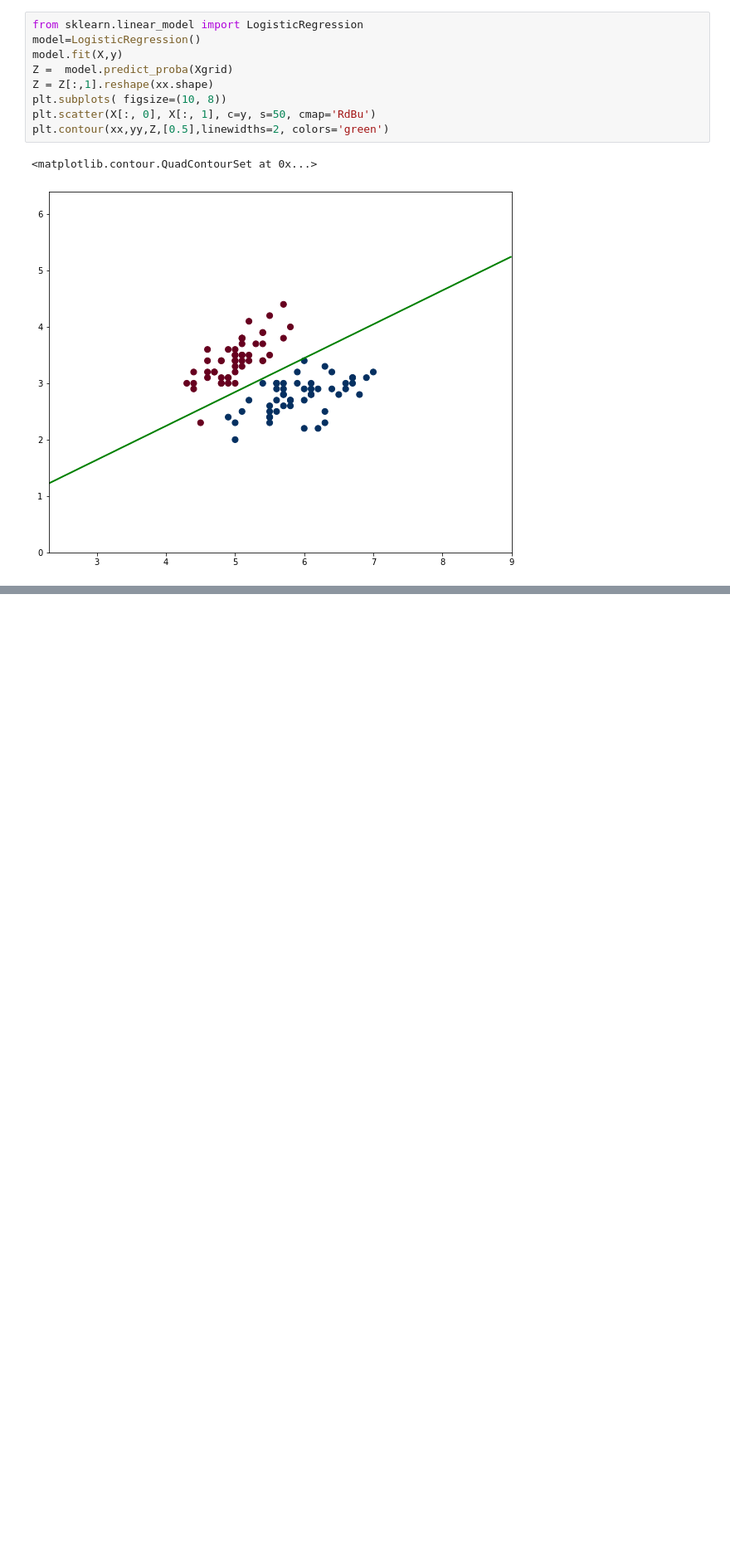
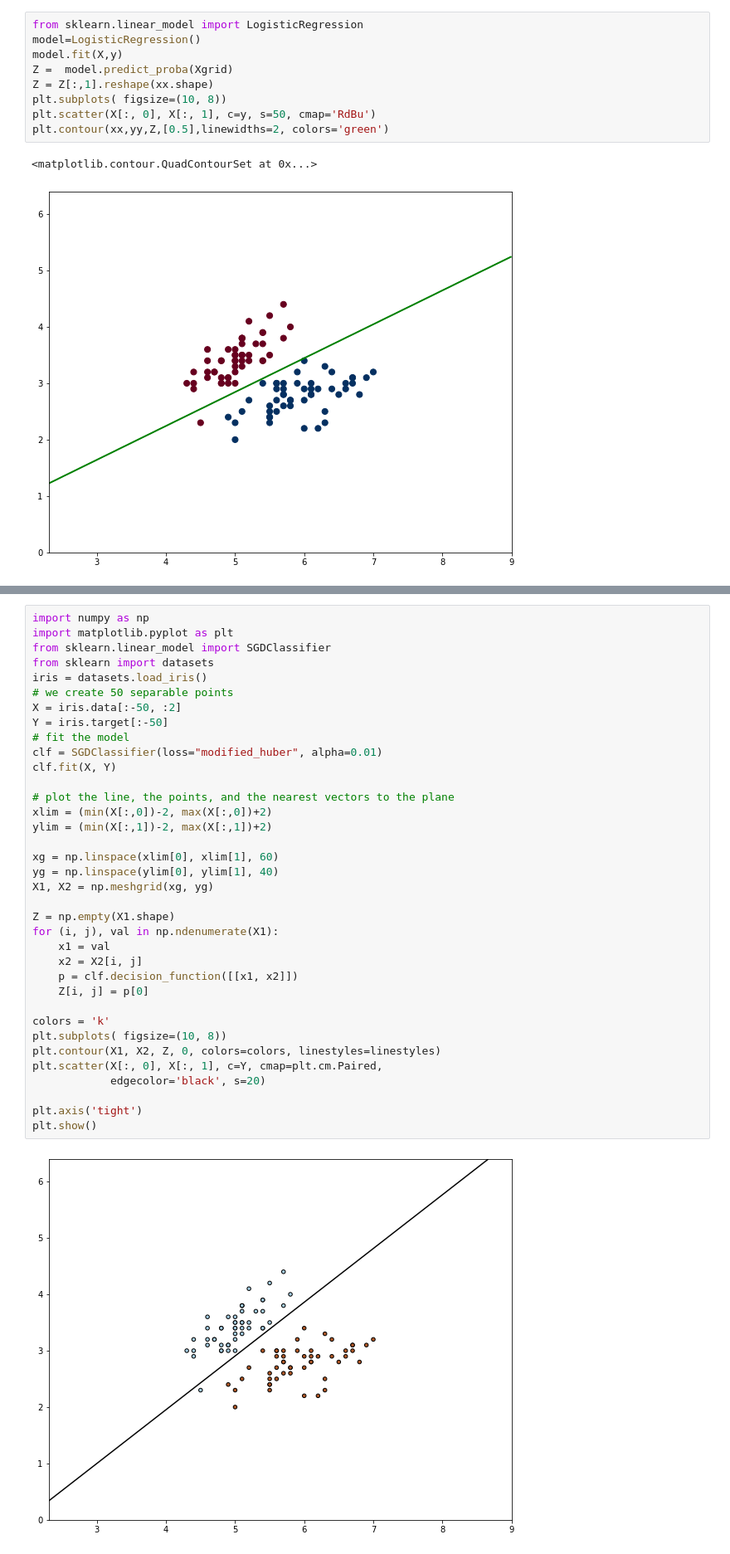
Before and after one commit to Mikel4u4u/TML, a Jupyter notebook: Linear2.ipynb, the cells around one changed output, grey strips where cells are left out. Shown at 83% size. Drawn from its saved outputs; the diff is of its cells as text; blank space fills up the shorter version.

```diff
--- a/Linear2.ipynb
+++ b/Linear2.ipynb
@@ -54,0 +44,38 @@ AttributeError: probability estimates are not available for loss='hinge'
+# %%
+import numpy as np
+import matplotlib.pyplot as plt
+from sklearn.linear_model import SGDClassifier
+from sklearn import datasets
+iris = datasets.load_iris()
+# we create 50 separable points
+X = iris.data[:-50, :2]
+Y = iris.target[:-50]
+# fit the model
+clf = SGDClassifier(loss="modified_huber", alpha=0.01)
+clf.fit(X, Y)
+
+# plot the line, the points, and the nearest vectors to the plane
+xlim = (min(X[:,0])-2, max(X[:,0])+2)
+ylim = (min(X[:,1])-2, max(X[:,1])+2)
+
+xg = np.linspace(xlim[0], xlim[1], 60)
+yg = np.linspace(ylim[0], ylim[1], 40)
+X1, X2 = np.meshgrid(xg, yg)
+
+Z = np.empty(X1.shape)
+for (i, j), val in np.ndenumerate(X1):
+    x1 = val
+    x2 = X2[i, j]
+    p = clf.decision_function([[x1, x2]])
+    Z[i, j] = p[0]
+
+colors = 'k'
+plt.subplots( figsize=(10, 8))
+plt.contour(X1, X2, Z, 0, colors=colors, linestyles=linestyles)
+plt.scatter(X[:, 0], X[:, 1], c=Y, cmap=plt.cm.Paired,
+            edgecolor='black', s=20)
+
+plt.axis('tight')
+plt.show()
+# %% [output]
+[figure, added]
```
Also changed, not shown: parts of 2 cells of this notebook.
